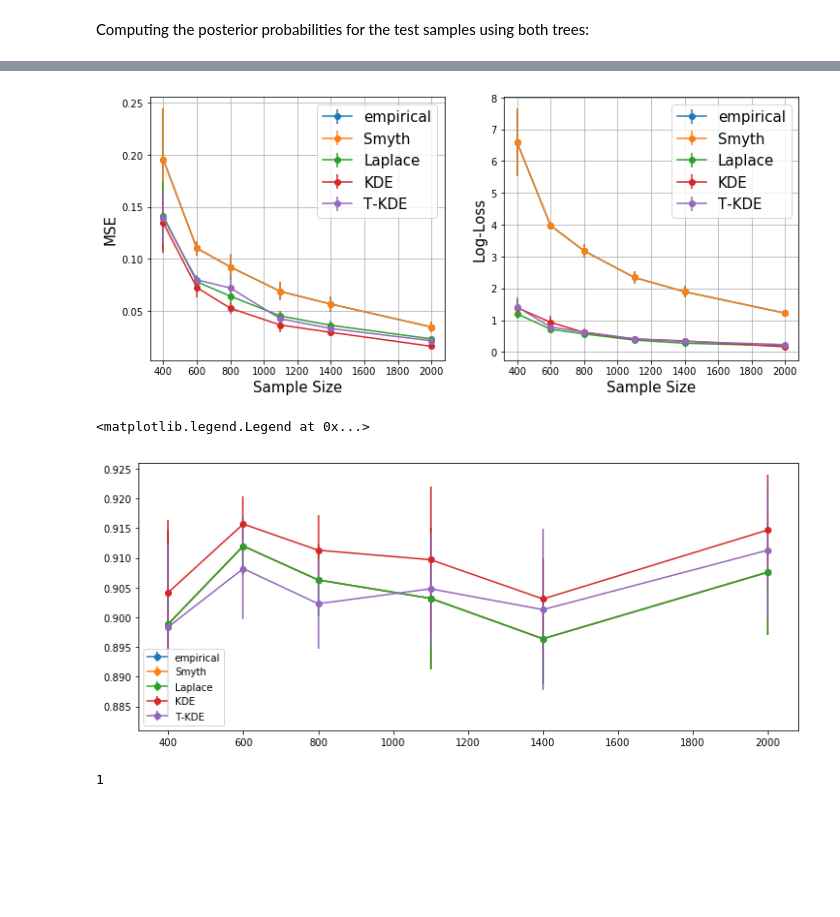
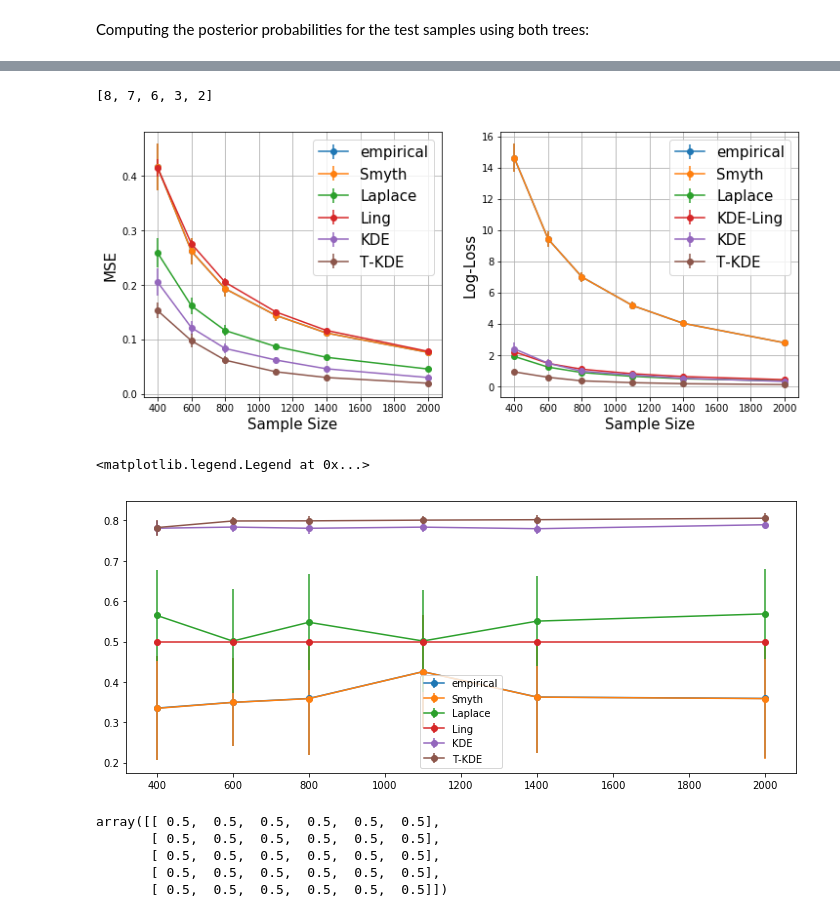
Before and after one commit to jamshids/decision-trees, a Jupyter notebook: GeneralNotes.ipynb, the cells around one changed output, grey strips where cells are left out. Saved outputs shown, nothing was run; the diff lists cells and outputs as text; code cells hidden in the pictures; blank space fills up the shorter version.

Commit message:
Updating General-Notes after adding Ling's algorithm into the list of posterior estimation methods

```diff
--- a/GeneralNotes.ipynb
+++ b/GeneralNotes.ipynb
@@ -205,9 +206,10 @@ DecisionTreeClassifier(class_weight=None, criterion='gini', max_depth=None,
 plt.scatter(X1, np.zeros(n1), marker='o', color='b', s=50)
 plt.scatter(X2, np.zeros(n2), marker='x', color='r', s=50)
 plt.scatter(X3, np.zeros(n2), marker='o', color='b', s=50)
-TREE = best_T
+TREE = T#best_T
 
 for i in TREE.leaf_inds:
     parent = TREE.node_dict[str(i)].parent
     plt.axvline(TREE.node_dict[str(parent)].rule['0'], linewidth=2, color='gray', linestyle = '-')
+#plt.xlim([-1,2])
 # %% [output]
@@ -214,0 +217,9 @@ for i in TREE.leaf_inds:
+# %%
+reload(evaluations)
+X_test = X
+s = 1.
+a = evaluations.Ling_posterior_estimation(T,X_test, s)
+b = T.posteriors_predict(X_test)
+b[0].shape, a.shape
+print a[:,:5]
+print b[0][:,:5]
@@ -634,30 +658,33 @@ n_list = [(100,100,200),
           (300,300,500),
           (400,400,600),
           (500,500,1000)]
-runs = 5
+runs = 20
 
 KDE_loss = (np.zeros((runs, len(n_list))),np.zeros((runs, len(n_list))))
 emp_loss = (np.zeros((runs, len(n_list))),np.zeros((runs, len(n_list))))
 Lap_loss = (np.zeros((runs, len(n_list))),np.zeros((runs, len(n_list))))
 Smyth_loss = (np.zeros((runs, len(n_list))),np.zeros((runs, len(n_list))))
+Ling_loss = (np.zeros((runs, len(n_list))),np.zeros((runs, len(n_list))))
 TKDE_loss = (np.zeros((runs, len(n_list))),np.zeros((runs, len(n_list))))
 total_accs = []
 
 for i in range(runs):
     print "Rinning experiment %d" % (i+1)
     print "===================================================================================="
-    KDE_iter, emp_iter, Lap_iter, Smyth_iter, TKDE_iter, this_accs = evaluations.compare_posterior_estimation(n_list)
+    KDE_iter, emp_iter, Lap_iter, Smyth_iter, Ling_iter, TKDE_iter, this_accs = evaluations.compare_posterior_estimation(n_list)
 
     KDE_loss[0][i,:] = KDE_iter[0]
     emp_loss[0][i,:] = emp_iter[0]
     Lap_loss[0][i,:] = Lap_iter[0]
     Smyth_loss[0][i,:] = Smyth_iter[0]
+    Ling_loss[0][i,:] = Ling_iter[0]
     TKDE_loss[0][i,:] = TKDE_iter[0]
 
     KDE_loss[1][i,:] = KDE_iter[1]
     emp_loss[1][i,:] = emp_iter[1]
     Lap_loss[1][i,:] = Lap_iter[1]
     Smyth_loss[1][i,:] = Smyth_iter[1]
+    Ling_loss[1][i,:] = Ling_iter[1]
     TKDE_loss[1][i,:] = TKDE_iter[1]
 
     total_accs += [this_accs]
@@ -702,3 +709,8 @@ total_accs
+# %%
+T.node_dict['0'].parent
+list(reversed(T.leaf_inds))
+# %% [output]
+[8, 7, 6, 3, 2]
 # %%
 
 sizes = np.zeros(len(n_list))
@@ -711,6 +723,7 @@ plt.subplot(121)
 plt.errorbar(sizes, np.mean(emp_loss[0], axis=0), yerr=np.std(emp_loss[0], axis=0), marker='o', label='empirical')
 plt.errorbar(sizes, np.mean(Smyth_loss[0], axis=0), yerr=np.std(Smyth_loss[0], axis=0), marker='o', label='Smyth')
 plt.errorbar(sizes, np.mean(Lap_loss[0], axis=0), yerr=np.std(Lap_loss[0], axis=0), marker='o', label='Laplace')
+plt.errorbar(sizes, np.mean(Ling_loss[0], axis=0), yerr=np.std(Ling_loss[0], axis=0), marker='o', label='Ling')
 plt.errorbar(sizes, np.mean(KDE_loss[0], axis=0), yerr=np.std(KDE_loss[0], axis=0), marker='o', label='KDE')
 plt.errorbar(sizes, np.mean(TKDE_loss[0], axis=0), yerr=np.std(TKDE_loss[0], axis=0), marker='o', label='T-KDE')
 plt.legend(fontsize=15)
@@ -723,6 +736,7 @@ plt.subplot(122)
 plt.errorbar(sizes, np.mean(emp_loss[1], axis=0), yerr=np.std(emp_loss[1], axis=0), marker='o', label='empirical')
 plt.errorbar(sizes, np.mean(Smyth_loss[1], axis=0), yerr=np.std(Smyth_loss[1], axis=0), marker='o', label='Smyth')
 plt.errorbar(sizes, np.mean(Lap_loss[1], axis=0), yerr=np.std(Lap_loss[1], axis=0), marker='o', label='Laplace')
+plt.errorbar(sizes, np.mean(Ling_loss[1], axis=0), yerr=np.std(Ling_loss[1], axis=0), marker='o', label='KDE-Ling')
 plt.errorbar(sizes, np.mean(KDE_loss[1], axis=0), yerr=np.std(KDE_loss[1], axis=0), marker='o', label='KDE')
 plt.errorbar(sizes, np.mean(TKDE_loss[1], axis=0), yerr=np.std(TKDE_loss[1], axis=0), marker='o', label='T-KDE')
 plt.legend(fontsize=15)
@@ -730,21 +744,29 @@ plt.xlabel('Sample Size', fontsize=15)
 plt.ylabel('Log-Loss', fontsize=15)
 plt.grid()
 # %% [output]
-[figure, old version]
+[figure, new version]
 # %%
 plt.figure(figsize=(12, 5))
-order = [1, 3, 2, 0,4]
-order_name = ["empirical", "Smyth", "Laplace", "KDE", "T-KDE"]
-for i in range(5):
+order = [1, 3, 2, 4, 0,5]
+order_name = ["empirical", "Smyth", "Laplace", "Ling", "KDE", "T-KDE"]
+for i in range(6):
     accs = np.zeros((runs,len(sizes)))
     for t in range(runs):
         accs[t,:] = total_accs[t][order[i],:]
     plt.errorbar(sizes, np.mean(accs, axis=0), yerr=np.std(accs, axis=0), marker='o', label=order_name[i])
 plt.legend()
 # %% [output]
 <matplotlib.legend.Legend at 0x...>
-[figure, old version]
+[figure, new version]
-# %%
-order[0]
-# %% [output]
-1
+# %%
+i=3
+accs = np.zeros((runs,len(sizes)))
+for t in range(runs):
+    accs[t,:] = total_accs[t][order[i],:]
+accs
+# %% [output]
+array([[ 0.5,  0.5,  0.5,  0.5,  0.5,  0.5],
+       [ 0.5,  0.5,  0.5,  0.5,  0.5,  0.5],
+       [ 0.5,  0.5,  0.5,  0.5,  0.5,  0.5],
+       [ 0.5,  0.5,  0.5,  0.5,  0.5,  0.5],
+       [ 0.5,  0.5,  0.5,  0.5,  0.5,  0.5]])
```
Also changed, not shown: parts of 10 cells of this notebook.
